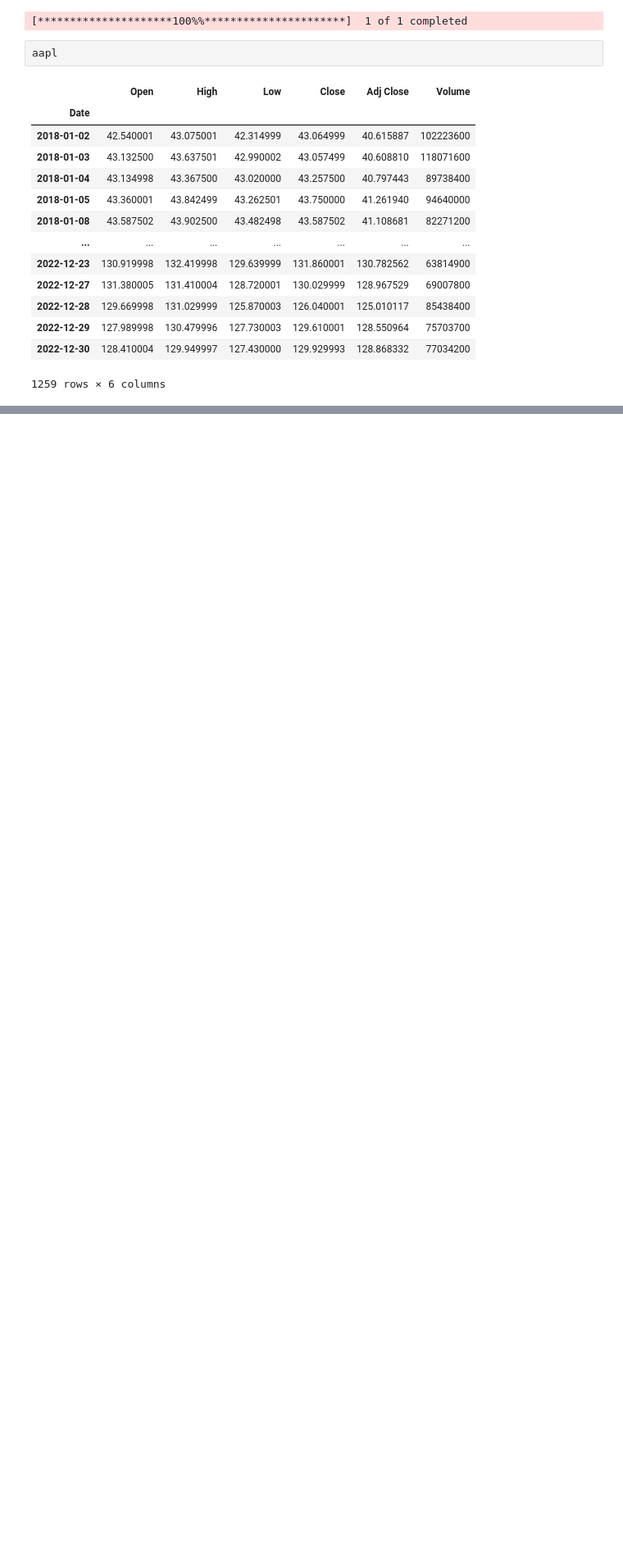
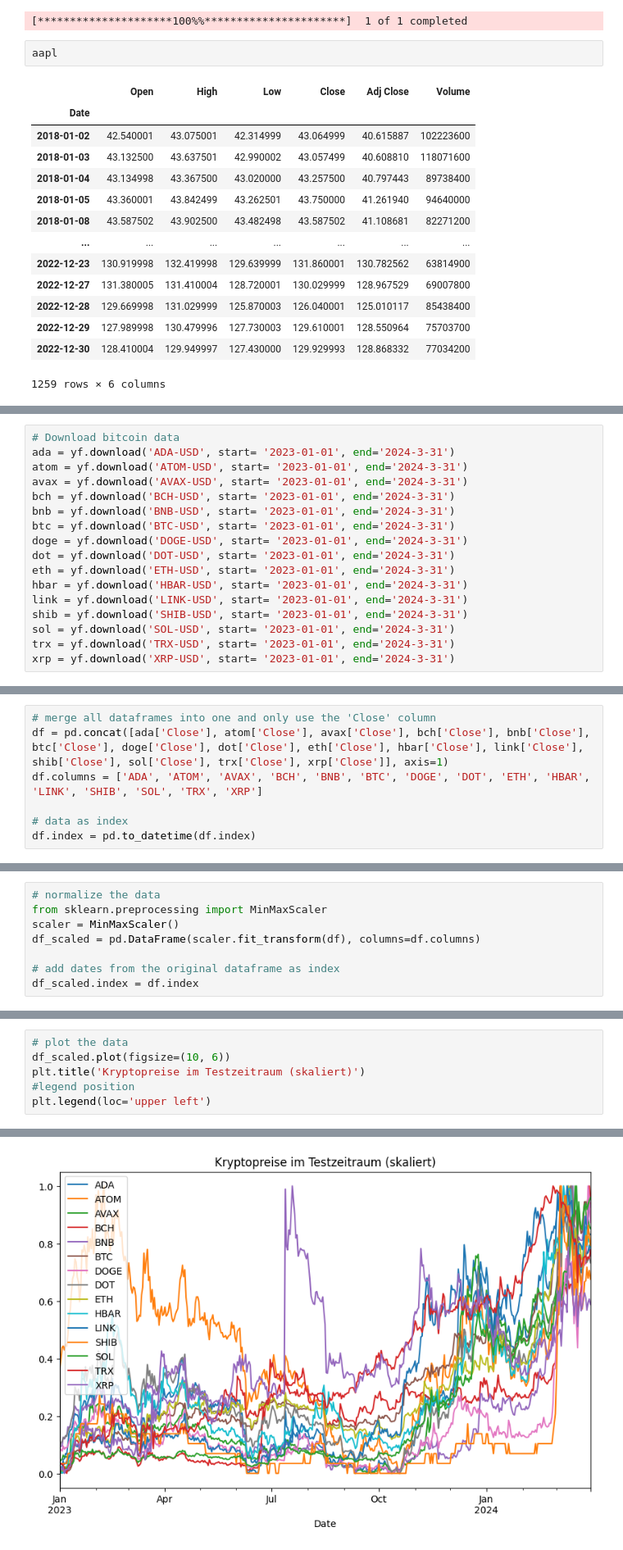
Before and after one commit to Deadeye111/fhgr-cds-305-trading-bot, a Jupyter notebook: Visuals/visuals.ipynb, the cells around one changed output, grey strips where cells are left out. Shown at 82% size. Cells and saved outputs as stored; diff of their text form; blank space fills up the shorter version.

```diff
--- a/Visuals/visuals.ipynb
+++ b/Visuals/visuals.ipynb
@@ -40,0 +45,17 @@ aapl
+# %%
+# Download bitcoin data
+ada = yf.download('ADA-USD', start= '2023-01-01', end='2024-3-31')
+atom = yf.download('ATOM-USD', start= '2023-01-01', end='2024-3-31')
+avax = yf.download('AVAX-USD', start= '2023-01-01', end='2024-3-31')
+bch = yf.download('BCH-USD', start= '2023-01-01', end='2024-3-31')
+bnb = yf.download('BNB-USD', start= '2023-01-01', end='2024-3-31')
+btc = yf.download('BTC-USD', start= '2023-01-01', end='2024-3-31')
+doge = yf.download('DOGE-USD', start= '2023-01-01', end='2024-3-31')
+dot = yf.download('DOT-USD', start= '2023-01-01', end='2024-3-31')
+eth = yf.download('ETH-USD', start= '2023-01-01', end='2024-3-31')
+hbar = yf.download('HBAR-USD', start= '2023-01-01', end='2024-3-31')
+link = yf.download('LINK-USD', start= '2023-01-01', end='2024-3-31')
+shib = yf.download('SHIB-USD', start= '2023-01-01', end='2024-3-31')
+sol = yf.download('SOL-USD', start= '2023-01-01', end='2024-3-31')
+trx = yf.download('TRX-USD', start= '2023-01-01', end='2024-3-31')
+xrp = yf.download('XRP-USD', start= '2023-01-01', end='2024-3-31')
@@ -40,0 +78,7 @@ aapl
+# %%
+# merge all dataframes into one and only use the 'Close' column
+df = pd.concat([ada['Close'], atom['Close'], avax['Close'], bch['Close'], bnb['Close'], btc['Close'], doge['Close'], dot['Close'], eth['Close'], hbar['Close'], link['Close'], shib['Close'], sol['Close'], trx['Close'], xrp['Close']], axis=1)
+df.columns = ['ADA', 'ATOM', 'AVAX', 'BCH', 'BNB', 'BTC', 'DOGE', 'DOT', 'ETH', 'HBAR', 'LINK', 'SHIB', 'SOL', 'TRX', 'XRP']
+
+# data as index
+df.index = pd.to_datetime(df.index)
@@ -40,0 +102,8 @@ aapl
+# %%
+# normalize the data
+from sklearn.preprocessing import MinMaxScaler
+scaler = MinMaxScaler()
+df_scaled = pd.DataFrame(scaler.fit_transform(df), columns=df.columns)
+
+# add dates from the original dataframe as index
+df_scaled.index = df.index
@@ -40,0 +127,7 @@ aapl
+# %%
+# plot the data
+df_scaled.plot(figsize=(10, 6))
+plt.title('Kryptopreise im Testzeitraum (skaliert)')
+#legend position
+plt.legend(loc='upper left')
+# %% [output]
@@ -40,0 +135 @@ aapl
+[figure, added]
```
Also changed, not shown: parts of 8 cells of this notebook, 1 other file.
